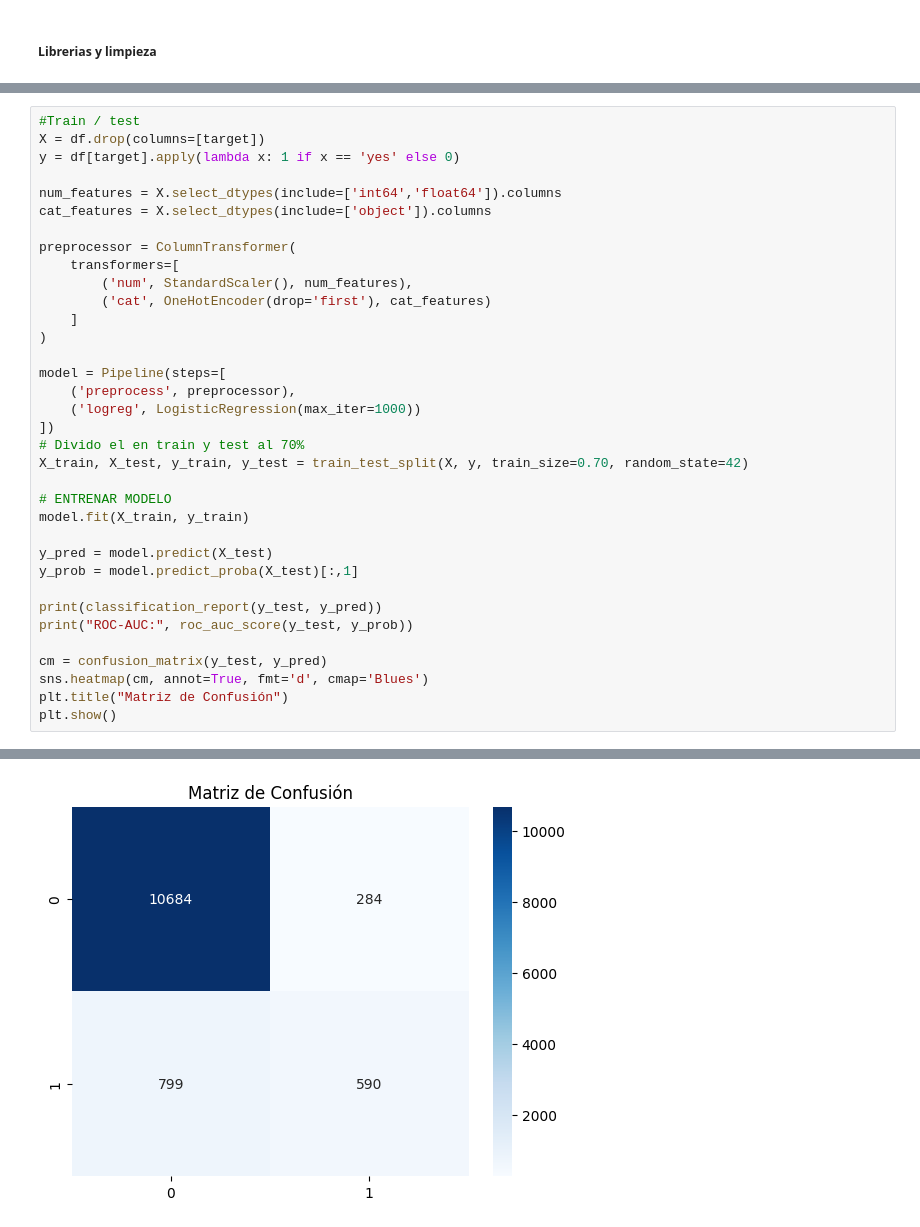
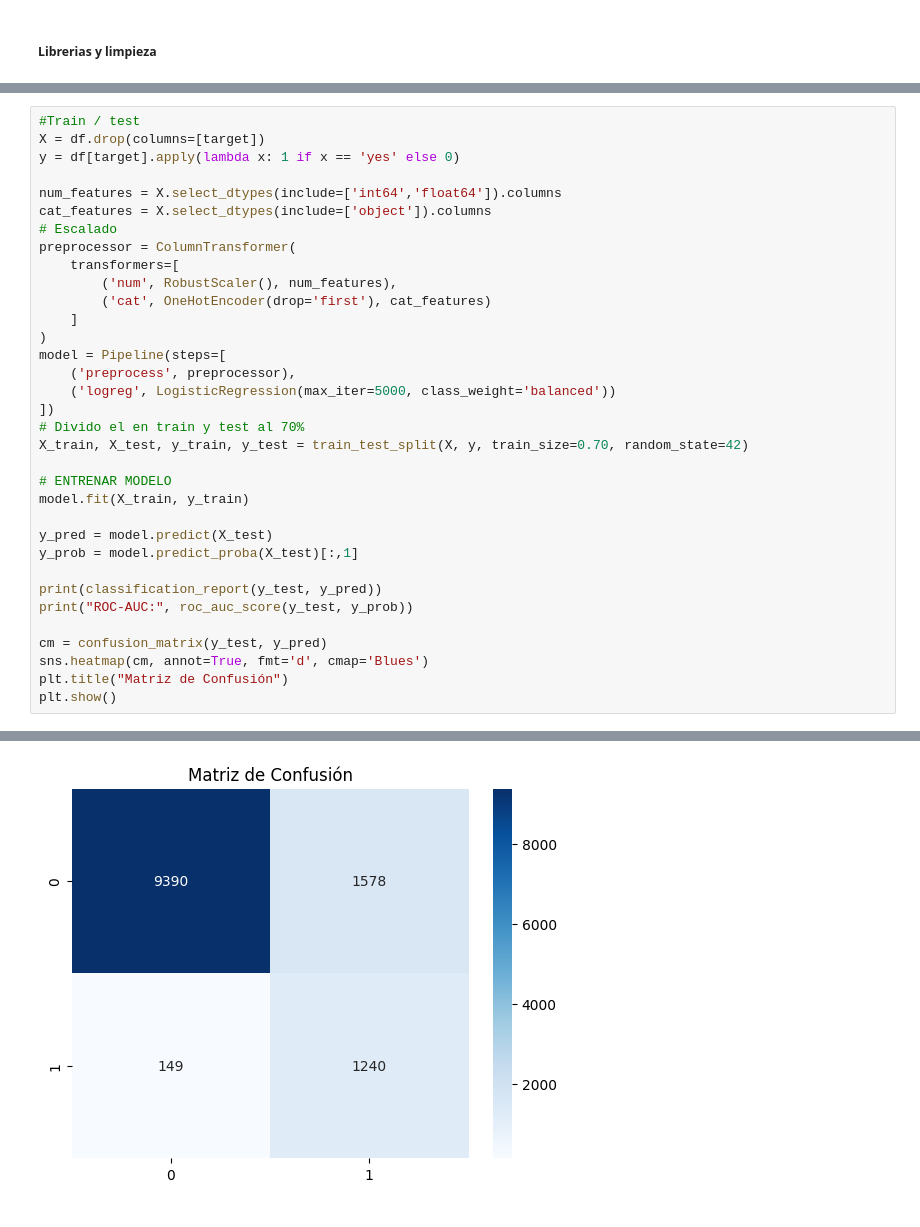
Before and after one commit to 4GeeksAcademy/Jese-David-Proyecto-Regresion-Logistica, a Jupyter notebook: src/test_train.ipynb, the cells around one changed output, grey strips where cells are left out. Cells and saved outputs as stored; diff of their text form.

```diff
--- a/src/test_train.ipynb
+++ b/src/test_train.ipynb
@@ -27,17 +28,16 @@ y = df[target].apply(lambda x: 1 if x == 'yes' else 0)
 
 num_features = X.select_dtypes(include=['int64','float64']).columns
 cat_features = X.select_dtypes(include=['object']).columns
-
+# Escalado
 preprocessor = ColumnTransformer(
     transformers=[
-        ('num', StandardScaler(), num_features),
+        ('num', RobustScaler(), num_features),
         ('cat', OneHotEncoder(drop='first'), cat_features)
     ]
 )
-
 model = Pipeline(steps=[
     ('preprocess', preprocessor),
-    ('logreg', LogisticRegression(max_iter=1000))
+    ('logreg', LogisticRegression(max_iter=5000, class_weight='balanced'))
 ])
 # Divido el en train y test al 70%
 X_train, X_test, y_train, y_test = train_test_split(X, y, train_size=0.70, random_state=42)
@@ -69 +69 @@ ROC-AUC: 0.9364067942398305
-[figure, old version]
+[figure, new version]
```
Also changed, not shown: parts of 5 cells of this notebook, 3 other files.
